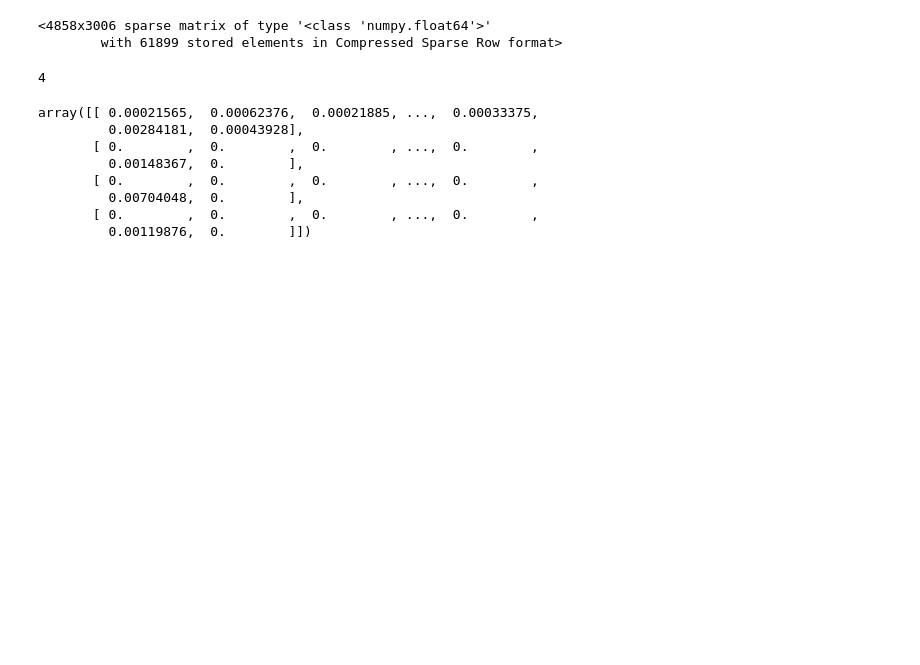
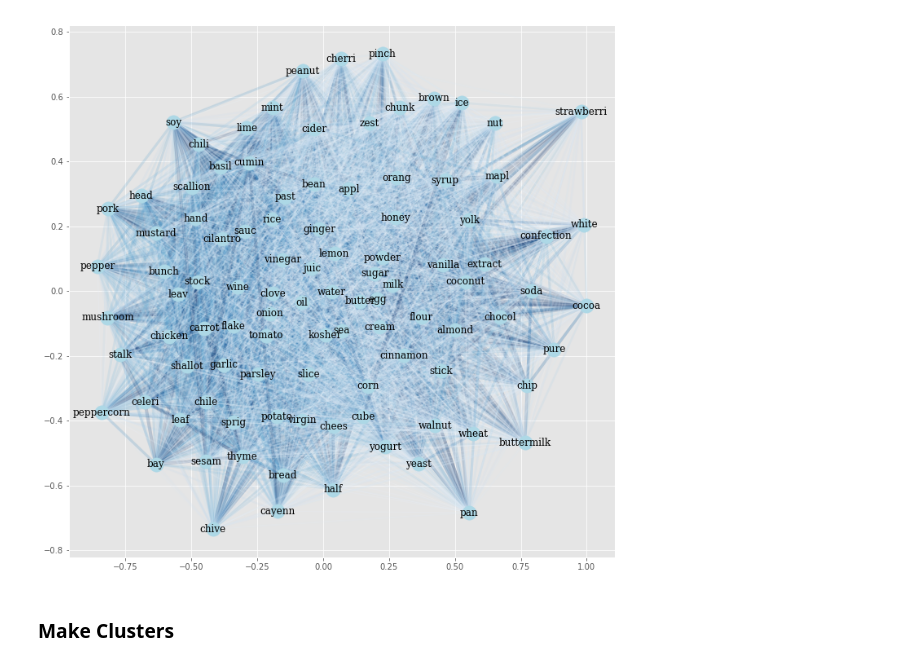
Before and after one commit to elisabeth-berg/trending-food, a Jupyter notebook: foodscrape_workbook.ipynb, the cells around one changed output. Drawn from its saved outputs; the diff is of its cells as text; code cells hidden in the pictures; blank space fills up the shorter version.

```diff
--- a/foodscrape_workbook.ipynb
+++ b/foodscrape_workbook.ipynb
@@ -30,0 +29,3 @@ df.head()
+# %%
+df = pd.read_pickle('data/featured_recipes.pkl')
+df.head()
@@ -58,5 +41,5 @@ full_X, full_features = full_X
-# %%
-full_X
-# %% [output]
-<4858x3006 sparse matrix of type '<class 'numpy.float64'>'
-        with 61899 stored elements in Compressed Sparse Row format>
+# %%
+y, full_X = vectorize_all(df, 'foods', split_years=False)
+full_X, full_features = full_X
+total = np.sum(full_X, axis=0) #total -- the total tfidf sum of each ingredient
+total = np.asarray(total)[0]
@@ -63,22 +48,44 @@ full_X
+# %%
+def make_graph(full_features, n, plot=False):
+    top_n = np.array([np.array(full_features)[i] for i in np.argsort(total)[-1:-n-1:-1]])
+    edges = list(combinations(top_n, 2))
+    weighted_edges = {edge: 0 for edge in edges}
+    for recipe in recipes:
+        common = top_n[np.in1d(top_n, recipe)]
+        common_pairs = list(combinations(common, 2))
+        for pair in common_pairs:
+            weighted_edges[pair] += 1
+    weighted_edges = [(k[0], k[1], v) for k, v in weighted_edges.items()]
+
+    G = nx.Graph()
+    G.add_weighted_edges_from(weighted_edges)
+
+    if plot:
+        fig, ax = plt.subplots(figsize=(12,12))
+        node_and_degree=G.degree()
+        weights = np.array([G.get_edge_data(u,v)['weight'] for u,v in G.edges()])
+        # Draw graph
+        pos = nx.spring_layout(G, k=6/np.sqrt(G.order()))
+        _ = nx.draw_networkx_edges(G, pos=pos, ax=ax, alpha=0.2, width=weights**(1/3),
+                                   edge_color=plt.cm.Blues(weights*5))
+        _ = nx.draw_networkx_nodes(G, #node_size=[v**2 for v in dict(node_and_degree).values()],
+                                   pos=pos, ax=ax, node_color='lightblue')
+        _ = nx.draw_networkx_labels(G, pos=pos, font_family="serif", font_weight="ultralight")
+    return G
+# %%
+G = make_graph(full_features, 100, plot=True)
+# %% [output]
+[figure, added]
+# %% [markdown]
+### Make Clusters
 # %%
 k = process_words.get_best_k(full_X)
 k
-# %% [output]
-4
 # %%
 full_centroids, full_labels = process_words.make_clusters(
     full_X, full_features, k)
 # %%
 full_centroids
-# %% [output]
-array([[ 0.00021565,  0.00062376,  0.00021885, ...,  0.00033375,
-         0.00284181,  0.00043928],
-       [ 0.        ,  0.        ,  0.        , ...,  0.        ,
-         0.00148367,  0.        ],
-       [ 0.        ,  0.        ,  0.        , ...,  0.        ,
-         0.00704048,  0.        ],
-       [ 0.        ,  0.        ,  0.        , ...,  0.        ,
-         0.00119876,  0.        ]])
 # %%
 full_cluster_df, full_labels = process_words.make_one_cluster_df(full_X, full_features, k, 'all')
 # %%
```
Also changed, not shown: parts of 18 cells of this notebook, 3 other files.
